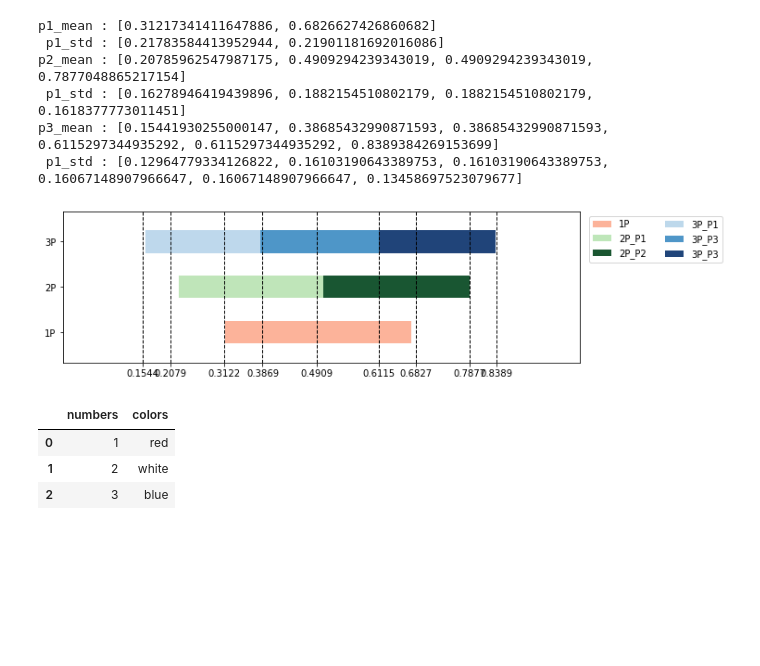
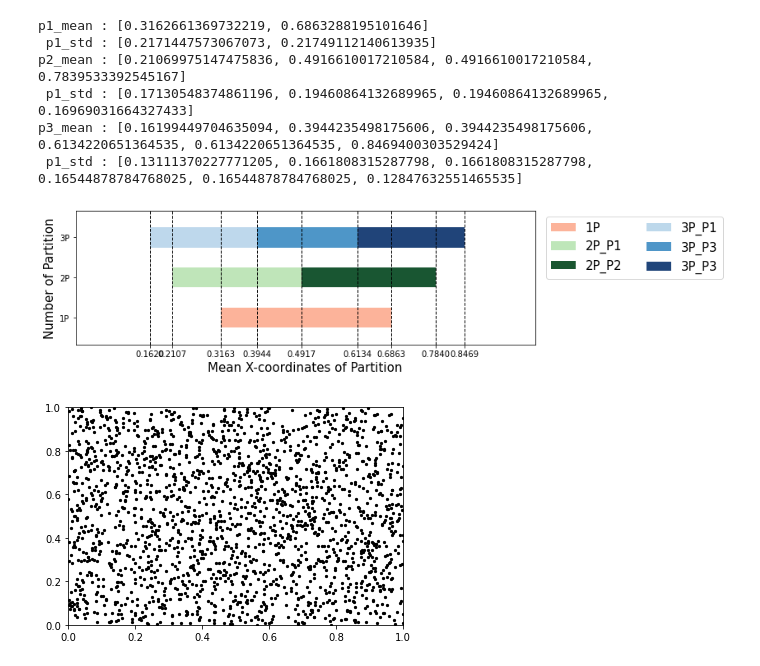
Before and after one commit to cy-sohn/LCUdataset_generator, a Jupyter notebook: partition range visualization.ipynb, the cells around one changed output. Saved outputs shown, nothing was run; the diff lists cells and outputs as text; code cells hidden in the pictures; blank space fills up the shorter version.

Commit message:
add visualization

```diff
--- a/partition range visualization.ipynb
+++ b/partition range visualization.ipynb
@@ -94,60 +95,67 @@ xticks.extend(p3_mean)
 xticks = np.sort(list(set(xticks)))
 
 height = 0.15
 alpha = 0.9
-#key = ['1P', '2P_P1', '2P_P2', '3P_P1', '3P_P3', '3P_P3']
+key = ['1P', '2P_P1', '2P_P2', '3P_P1', '3P_P3', '3P_P3']
 key2 = ['1P', '2P', '3P']
 #y_start = [0.15, 0.35,0.45, 0.65,0.75,0.85]
 y_start2 = [0.2, 0.5, 0.8]
 
 colors = get_color()
 
-
-
-
 # axes patches
 patches = []
-patches.append(Rectangle((xl, y_start2[0]- height/2.0), xr-xl, height, facecolor=colors[0], alpha=alpha))
-patches.append(Rectangle((p1xl_2p, y_start2[1]- height/2.0), p1xr_2p-p1xl_2p, height, facecolor=colors[1], alpha=alpha))
-patches.append(Rectangle((p2xl_2p, y_start2[1]- height/2.0), p2xr_2p-p2xl_2p, height, facecolor=colors[2], alpha=alpha))
-patches.append(Rectangle((p1xl_3p, y_start2[2]- height/2.0), p1xr_3p-p1xl_3p, height, facecolor=colors[3], alpha=alpha))
-patches.append(Rectangle((p2xl_3p, y_start2[2]- height/2.0), p2xr_3p-p2xl_3p, height, facecolor=colors[4], alpha=alpha))
-patches.append(Rectangle((p3xl_3p, y_start2[2]- height/2.0), p3xr_3p-p3xl_3p, height, facecolor=colors[5], alpha=alpha))
+patches.append(Rectangle((p1_mean[0], y_start2[0]- height/2.0), p1_mean[1]-p1_mean[0], height, facecolor=colors[0], alpha=alpha))
+patches.append(Rectangle((p2_mean[0], y_start2[1]- height/2.0), p2_mean[1]-p2_mean[0], height, facecolor=colors[1], alpha=alpha))
+patches.append(Rectangle((p2_mean[2], y_start2[1]- height/2.0), p2_mean[3]-p2_mean[2], height, facecolor=colors[2], alpha=alpha))
+patches.append(Rectangle((p3_mean[0], y_start2[2]- height/2.0), p3_mean[1]-p3_mean[0], height, facecolor=colors[3], alpha=alpha))
+patches.append(Rectangle((p3_mean[2], y_start2[2]- height/2.0), p3_mean[3]-p3_mean[2], height, facecolor=colors[4], alpha=alpha))
+patches.append(Rectangle((p3_mean[4], y_start2[2]- height/2.0), p3_mean[5]-p3_mean[4], height, facecolor=colors[5], alpha=alpha))
 
 #for legend patch
 c = [ Rectangle((0.5, 0.5), 1, 1, facecolor=color, alpha=alpha, linewidth=3) for color in colors]
 
 
 
 fig, ax = plt.subplots(figsize=(10,3))
 #print(f"xticks : {xticks}")
 for xtick in xticks:
     ax.axvline(x=xtick, color='k', linewidth=1, linestyle='--')
 
 plt.xticks(xticks)
 plt.yticks(y_start2)
+plt.xlabel('Mean X-coordinates of Partition', fontsize=15)
+plt.ylabel('Number of Partition', fontsize=15)
 
-ax.set_yticklabels(key2[0:len(y_start)])
-ax.legend(c,key,bbox_to_anchor=(1.01, 1.0), loc='upper left', ncol=2, facecolor='white')
+ax.set_yticklabels(key2[0:len(y_start2)])
+ax.legend(c,key,bbox_to_anchor=(1.01, 1.0), loc='upper left', ncol=2, facecolor='white', fontsize=15)
 for patch in patches:
     ax.add_patch(patch)
 pc = PatchCollection(patches, facecolor='r', alpha=0.5, edgecolor='k')
-plt.savefig('fig1.png', dpi=300, bbox_inches='tight')
+plt.savefig('partition_mean_x_coord.png', dpi=300, bbox_inches='tight')
 # %% [output]
-p1_mean : [0.31217341411647886, 0.6826627426860682]
- p1_std : [0.21783584413952944, 0.21901181692016086]
-p2_mean : [0.20785962547987175, 0.4909294239343019, 0.4909294239343019, 0.7877048865217154]
- p1_std : [0.16278946419439896, 0.1882154510802179, 0.1882154510802179, 0.1618377773011451]
-p3_mean : [0.15441930255000147, 0.38685432990871593, 0.38685432990871593, 0.6115297344935292, 0.6115297344935292, 0.8389384269153699]
- p1_std : [0.12964779334126822, 0.16103190643389753, 0.16103190643389753, 0.16067148907966647, 0.16067148907966647, 0.13458697523079677]
+p1_mean : [0.3162661369732219, 0.6863288195101646]
+ p1_std : [0.2171447573067073, 0.21749112140613935]
+p2_mean : [0.21069975147475836, 0.4916610017210584, 0.4916610017210584, 0.7839533392545167]
+ p1_std : [0.17130548374861196, 0.19460864132689965, 0.19460864132689965, 0.16969031664327433]
+p3_mean : [0.16199449704635094, 0.3944235498175606, 0.3944235498175606, 0.6134220651364535, 0.6134220651364535, 0.8469400303529424]
+ p1_std : [0.13111370227771205, 0.1661808315287798, 0.1661808315287798, 0.16544878784768025, 0.16544878784768025, 0.12847632551465535]
-[figure, old version]
+[figure, new version]
-# %%
-import pandas as pd
-df = pd.DataFrame({'numbers': [1, 2, 3], 'colors': ['red', 'white', 'blue']})
-
-df
-# %% [output]
-|  | numbers | colors |
-| 0 | 1 | red |
-| 1 | 2 | white |
-| 2 | 3 | blue |
+# %%
+inits=[[],[]]
+num = 1000
+for i in range(num):
+    l = Line(1, '1p', 5)
+    inits[0].append(l.init_x)
+    inits[1].append(l.init_y)
+
+#fig, ax = plt.subplots(figsize=(10,3))
+plt.scatter(inits[0], inits[1],color='k',s=5)
+#plt.xlabel('X', fontsize=15)
+#plt.ylabel('Y', fontsize=15)
+plt.xlim(0,1)
+plt.ylim(0,1)
+#plt.legend(['Initial Point'],bbox_to_anchor=(1.01, 1.0), loc='upper left', fontsize=15)
+plt.savefig('initial_points.png', dpi=300, bbox_inches='tight')
+# %% [output]
+[figure, added]
```
Also changed, not shown: parts of 4 cells of this notebook, 1 other file.
